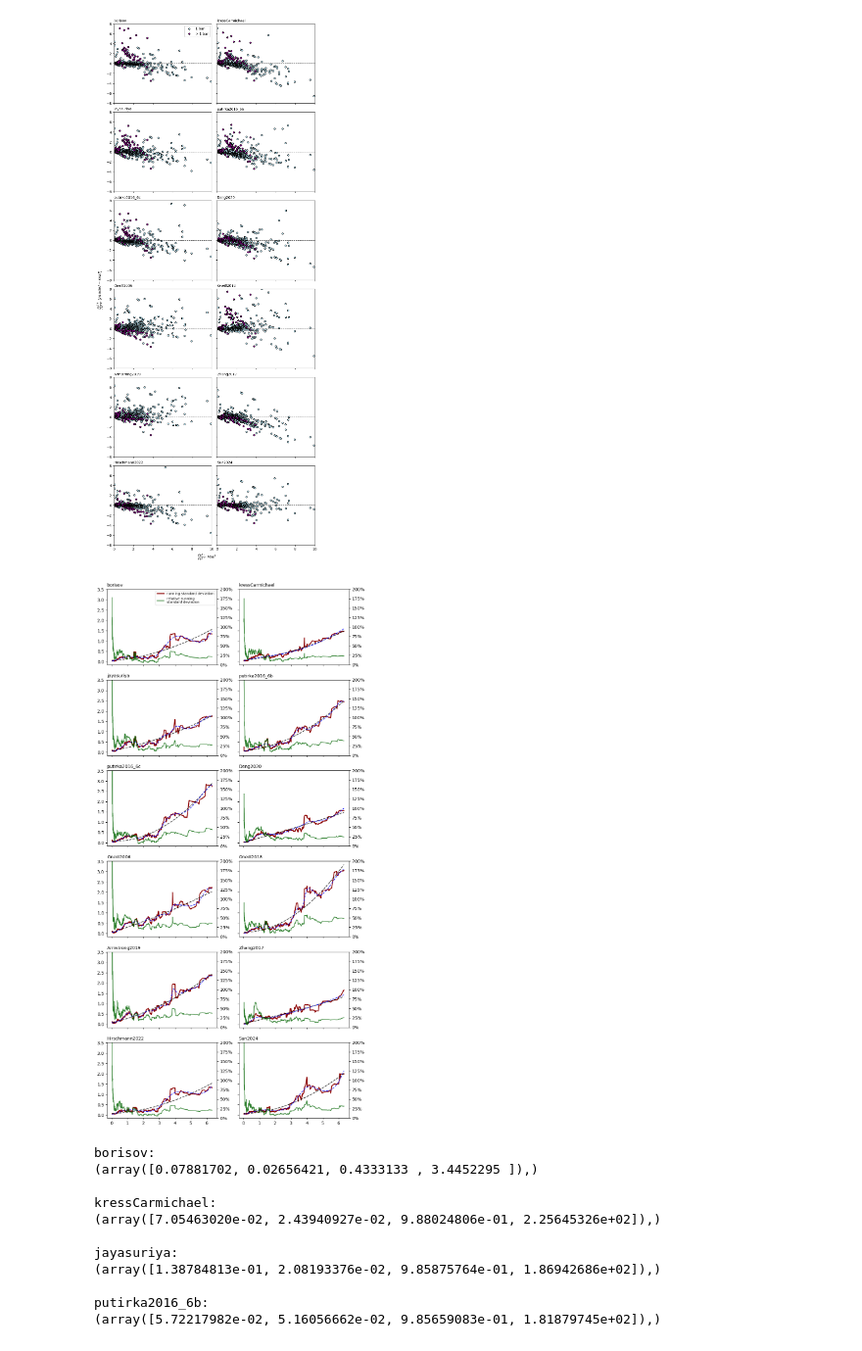
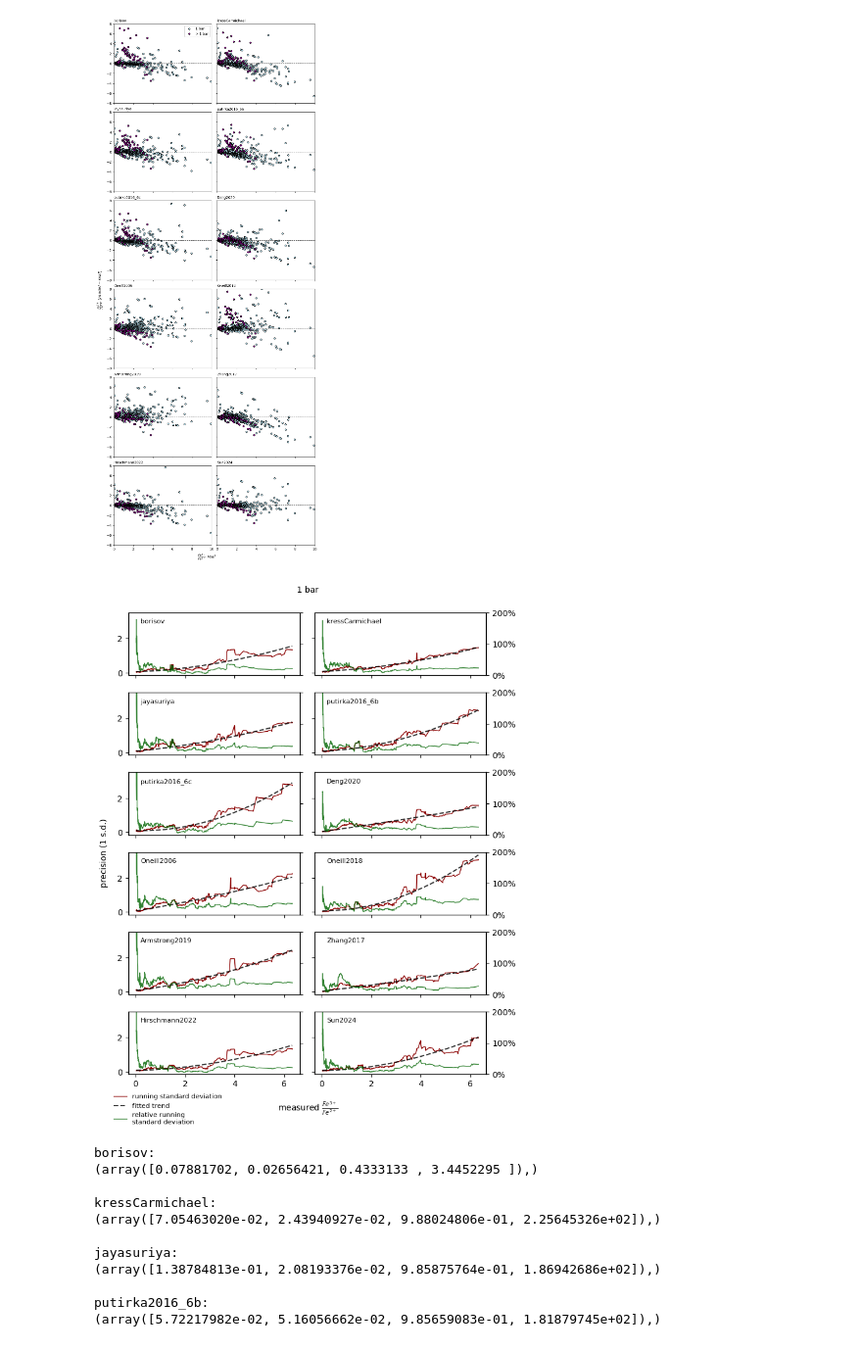
Before and after one commit to TDGerve/MagmaPandas, a Jupyter notebook: docs/source/notebooks/Fe3Fe2_errors.ipynb, the cells around one changed output. Shown at 98% size. Saved outputs shown, nothing was run; the diff lists cells and outputs as text; code cells hidden in the pictures.

```diff
--- a/docs/source/notebooks/Fe3Fe2_errors.ipynb
+++ b/docs/source/notebooks/Fe3Fe2_errors.ipynb
@@ -162,51 +158,63 @@ plt.show()
 [figure]
 # %%
 error_params = {}
+
+mm = 1 / 25.4
 
 
 from matplotlib.ticker import FuncFormatter
 
 pressure_cutoff = 1
 
-fig, axs = plt.subplots(6, 2, figsize=(10,22), sharey=True, sharex=True)
+fig, axs = plt.subplots(6, 2, figsize=(185 * mm, 230 * mm), sharey=True, sharex=True, tight_layout=True)
 
 sec_axs = np.empty(shape=axs.shape, dtype=axs.dtype)
 
 for i, (name, d) in enumerate(results.items()):
 
     d_lp = d.query("P_bar <= @pressure_cutoff & (_Fe3Fe2 < 20)").sort_values("_Fe3Fe2")
 
     idx = d_lp["_Fe3Fe2_model"].dropna().index
     xvals, stddev = _running_stddev(d_lp.loc[idx, "_Fe3Fe2"], d_lp.loc[idx, "_Fe3Fe2_model"], boxsize=30)
     f_results = opt.curve_fit(f=_error_func, xdata=xvals, ydata=stddev, method="lm")
     error_params[name] = f_results[0]
 
     params = splrep(xvals, stddev, s=3)
 
     # axs[i // 2, i % 2].plot(d.query(qry)["_Fe3Fe2"] , d.query(qry)["_Fe3Fe2_model"] , "o", mec="k", markersize=3)
-    axs[i // 2, i % 2].plot(xvals, stddev, "-", color="darkred", linewidth=2, label="running standard deviation")
-    axs[i // 2, i % 2].plot(xvals, _error_func(xvals, *error_params[name]), "--", color="k", linewidth=1.5, alpha=0.8)
+    axs[i // 2, i % 2].plot(xvals, stddev, "-", color="darkred", linewidth=1, label="running standard deviation")
+    axs[i // 2, i % 2].plot(xvals, _error_func(xvals, *error_params[name]), "--", color="k", linewidth=1.5, alpha=0.8, label="fitted trend")
 
-    axs[i // 2, i % 2].plot(xvals, splev(xvals, params), "--", color="blue", linewidth=1.5, alpha=0.8)
+    # axs[i // 2, i % 2].plot(xvals, splev(xvals, params), "--", color="blue", linewidth=1.5, alpha=0.8)
 
 
     sec_axs[i // 2, i % 2] = axs[i // 2, i % 2].twinx()
-    sec_axs[i // 2, i % 2].sharey(sec_axs[0, 0])
-    sec_axs[i // 2, i % 2].plot(xvals, stddev / xvals, "-", color="darkgreen", linewidth=1.5, alpha=0.8, label="relative running\nstandard deviation")
+    sec_axs[i // 2, i % 2].set_ylim(0,2)
+    sec_axs[i // 2, i % 2].plot(xvals, stddev / xvals, "-", color="darkgreen", linewidth=1, alpha=0.8, label="relative running\nstandard deviation")
 
-    axs[i // 2, i % 2].set_title(name, loc="left", size=10)
+
+
+    axs[i // 2, i % 2].set_title(name, y=0.75, x=0.07, size=8, horizontalalignment="left")
     sec_axs[i // 2, i % 2].yaxis.set_major_formatter(FuncFormatter(lambda y, _: '{:.0%}'.format(y)))
+    if (i % 2) == 0:
+        sec_axs[i // 2, i % 2].set_yticklabels([])
 
 h1, l1 = axs[0, 0].get_legend_handles_labels()
 h2, l2 = sec_axs[0, 0].get_legend_handles_labels()
 h = h1 + h2
 l = l1 + l2
-axs[0,0].legend(h, l, prop={"size": 8})
-sec_axs[0,0].set_ylim(0, 2)
+fig.legend(h, l, prop={"size": 8}, loc=(0.04, 0.0), frameon=False)
+
+label_size = 10
+fig.supxlabel("measured $\\frac{Fe^{3+}}{Fe^{2+}}$", size=label_size)
+fig.supylabel("precision (1 s.d.)", size=label_size)
+fig.suptitle("1 bar",va='bottom', size=label_size)
+
+plt.savefig("/Users/thomas/dropbox/research/PEC/figures/Fe3Fe2_errors_1bar.pdf", bbox_inches="tight")
 
 plt.show()
 # %% [output]
-[figure, old version]
+[figure, new version]
 # %%
 for i, (name, d) in enumerate(results.items()):
 
```
Also changed, not shown: parts of 3 cells of this notebook.
